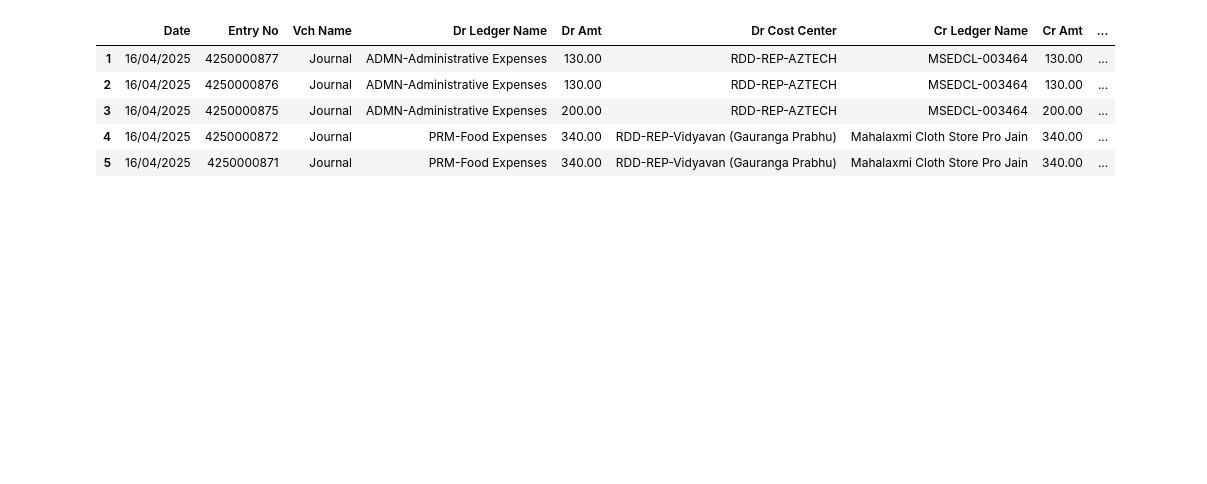
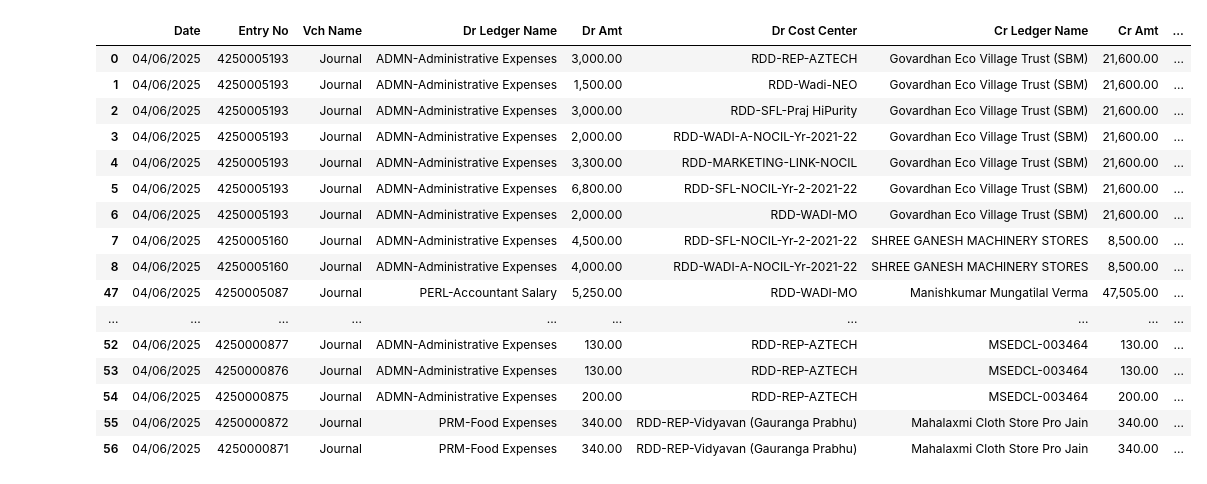
Before and after one commit to vnygrd108/icm_to_tdl_format, a Jupyter notebook: tally_jv_format.ipynb, the cells around one changed output. Drawn from its saved outputs; the diff is of its cells as text; code cells hidden in the pictures; blank space fills up the shorter version.

Commit message:
update code with tally multiple entry format

```diff
--- a/tally_jv_format.ipynb
+++ b/tally_jv_format.ipynb
@@ -121,11 +121,27 @@ df4.tail()
-# %%
-df5 = df4.drop_duplicates()
-df5.tail()
-# %% [output]
-|  | Date | Entry No | Vch Name | Dr Ledger Name | Dr Amt | Dr Cost Center | Cr Ledger Name | Cr Amt | ... |
-| 1 | 16/04/2025 | 4250000877 | Journal | ADMN-Administrative Expenses | 130.00 | RDD-REP-AZTECH | MSEDCL-003464 | 130.00 | ... |
-| 2 | 16/04/2025 | 4250000876 | Journal | ADMN-Administrative Expenses | 130.00 | RDD-REP-AZTECH | MSEDCL-003464 | 130.00 | ... |
-| 3 | 16/04/2025 | 4250000875 | Journal | ADMN-Administrative Expenses | 200.00 | RDD-REP-AZTECH | MSEDCL-003464 | 200.00 | ... |
-| 4 | 16/04/2025 | 4250000872 | Journal | PRM-Food Expenses | 340.00 | RDD-REP-Vidyavan (Gauranga Prabhu) | Mahalaxmi Cloth Store Pro Jain | 340.00 | ... |
-| 5 | 16/04/2025 | 4250000871 | Journal | PRM-Food Expenses | 340.00 | RDD-REP-Vidyavan (Gauranga Prabhu) | Mahalaxmi Cloth Store Pro Jain | 340.00 | ... |
+# %%
+df5 = df4.drop_duplicates()
+df5 = df5[~df5.apply(lambda row: row.astype(str).str.contains('Shri Chaitanya Health and Care Trust \(Branch Transfer\)').any(), axis=1)]
+
+# Replace blank or NaN values in 'Bill Ref No.' with values from 'Entry No'
+df5['Bill Ref No.'] = df5['Bill Ref No.'].replace('', pd.NA)  # convert empty strings to NA
+df5['Bill Ref No.'] = df5['Bill Ref No.'].fillna(df5['Entry No'])
+df5
+# %% [output]
+|  | Date | Entry No | Vch Name | Dr Ledger Name | Dr Amt | Dr Cost Center | Cr Ledger Name | Cr Amt | ... |
+| 0 | 04/06/2025 | 4250005193 | Journal | ADMN-Administrative Expenses | 3,000.00 | RDD-REP-AZTECH | Govardhan Eco Village Trust (SBM) | 21,600.00 | ... |
+| 1 | 04/06/2025 | 4250005193 | Journal | ADMN-Administrative Expenses | 1,500.00 | RDD-Wadi-NEO | Govardhan Eco Village Trust (SBM) | 21,600.00 | ... |
+| 2 | 04/06/2025 | 4250005193 | Journal | ADMN-Administrative Expenses | 3,000.00 | RDD-SFL-Praj HiPurity | Govardhan Eco Village Trust (SBM) | 21,600.00 | ... |
+| 3 | 04/06/2025 | 4250005193 | Journal | ADMN-Administrative Expenses | 2,000.00 | RDD-WADI-A-NOCIL-Yr-2021-22 | Govardhan Eco Village Trust (SBM) | 21,600.00 | ... |
+| 4 | 04/06/2025 | 4250005193 | Journal | ADMN-Administrative Expenses | 3,300.00 | RDD-MARKETING-LINK-NOCIL | Govardhan Eco Village Trust (SBM) | 21,600.00 | ... |
+| 5 | 04/06/2025 | 4250005193 | Journal | ADMN-Administrative Expenses | 6,800.00 | RDD-SFL-NOCIL-Yr-2-2021-22 | Govardhan Eco Village Trust (SBM) | 21,600.00 | ... |
+| 6 | 04/06/2025 | 4250005193 | Journal | ADMN-Administrative Expenses | 2,000.00 | RDD-WADI-MO | Govardhan Eco Village Trust (SBM) | 21,600.00 | ... |
+| 7 | 04/06/2025 | 4250005160 | Journal | ADMN-Administrative Expenses | 4,500.00 | RDD-SFL-NOCIL-Yr-2-2021-22 | SHREE GANESH MACHINERY STORES | 8,500.00 | ... |
+| 8 | 04/06/2025 | 4250005160 | Journal | ADMN-Administrative Expenses | 4,000.00 | RDD-WADI-A-NOCIL-Yr-2021-22 | SHREE GANESH MACHINERY STORES | 8,500.00 | ... |
+| 47 | 04/06/2025 | 4250005087 | Journal | PERL-Accountant Salary | 5,250.00 | RDD-WADI-MO | Manishkumar Mungatilal Verma | 47,505.00 | ... |
+| ... | ... | ... | ... | ... | ... | ... | ... | ... | ... |
+| 52 | 04/06/2025 | 4250000877 | Journal | ADMN-Administrative Expenses | 130.00 | RDD-REP-AZTECH | MSEDCL-003464 | 130.00 | ... |
+| 53 | 04/06/2025 | 4250000876 | Journal | ADMN-Administrative Expenses | 130.00 | RDD-REP-AZTECH | MSEDCL-003464 | 130.00 | ... |
+| 54 | 04/06/2025 | 4250000875 | Journal | ADMN-Administrative Expenses | 200.00 | RDD-REP-AZTECH | MSEDCL-003464 | 200.00 | ... |
+| 55 | 04/06/2025 | 4250000872 | Journal | PRM-Food Expenses | 340.00 | RDD-REP-Vidyavan (Gauranga Prabhu) | Mahalaxmi Cloth Store Pro Jain | 340.00 | ... |
+| 56 | 04/06/2025 | 4250000871 | Journal | PRM-Food Expenses | 340.00 | RDD-REP-Vidyavan (Gauranga Prabhu) | Mahalaxmi Cloth Store Pro Jain | 340.00 | ... |
 # %%
```
Also changed, not shown: parts of 7 cells of this notebook, 4 other files.
